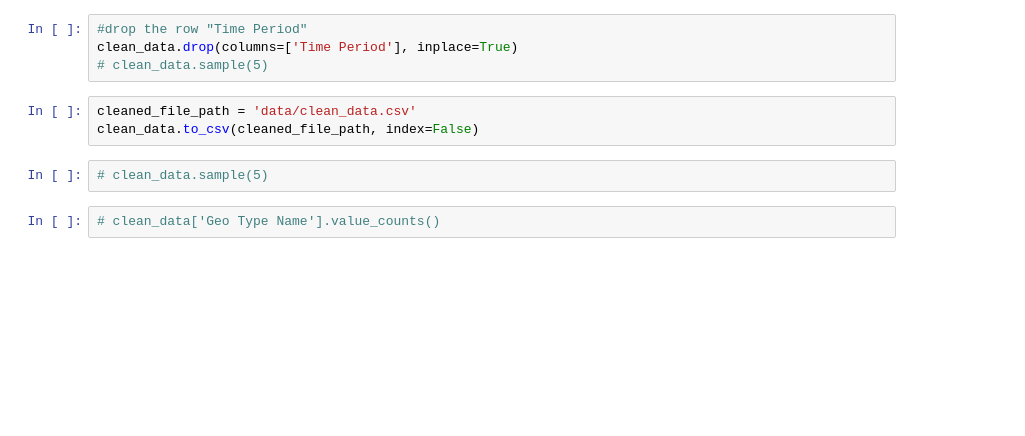
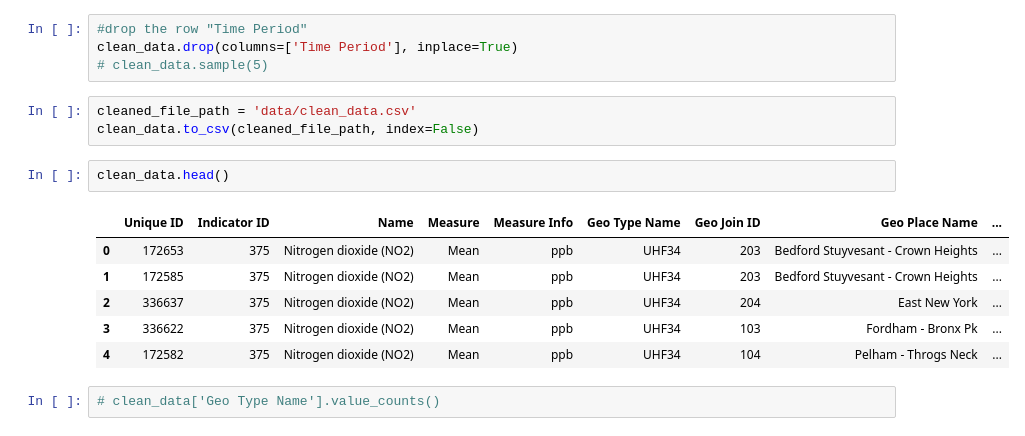
Before and after one commit to HtWu123/databootcamp_final_project, a Jupyter notebook: final.ipynb, the cells around one changed output. Drawn from its saved outputs; the diff is of its cells as text; blank space fills up the shorter version.

```diff
--- a/final.ipynb
+++ b/final.ipynb
@@ -72,8 +80,15 @@ clean_data.drop(columns=['Time Period'], inplace=True)
 # %%
 cleaned_file_path = 'data/clean_data.csv'
 clean_data.to_csv(cleaned_file_path, index=False)
-# %%
-# clean_data.sample(5)
+# %%
+clean_data.head()
+# %% [output]
+|  | Unique ID | Indicator ID | Name | Measure | Measure Info | Geo Type Name | Geo Join ID | Geo Place Name | ... |
+| 0 | 172653 | 375 | Nitrogen dioxide (NO2) | Mean | ppb | UHF34 | 203 | Bedford Stuyvesant - Crown Heights | ... |
+| 1 | 172585 | 375 | Nitrogen dioxide (NO2) | Mean | ppb | UHF34 | 203 | Bedford Stuyvesant - Crown Heights | ... |
+| 2 | 336637 | 375 | Nitrogen dioxide (NO2) | Mean | ppb | UHF34 | 204 | East New York | ... |
+| 3 | 336622 | 375 | Nitrogen dioxide (NO2) | Mean | ppb | UHF34 | 103 | Fordham - Bronx Pk | ... |
+| 4 | 172582 | 375 | Nitrogen dioxide (NO2) | Mean | ppb | UHF34 | 104 | Pelham - Throgs Neck | ... |
 # %%
 # clean_data['Geo Type Name'].value_counts()
 # %%
```
Also changed, not shown: parts of 9 cells of this notebook, 2 other files.
